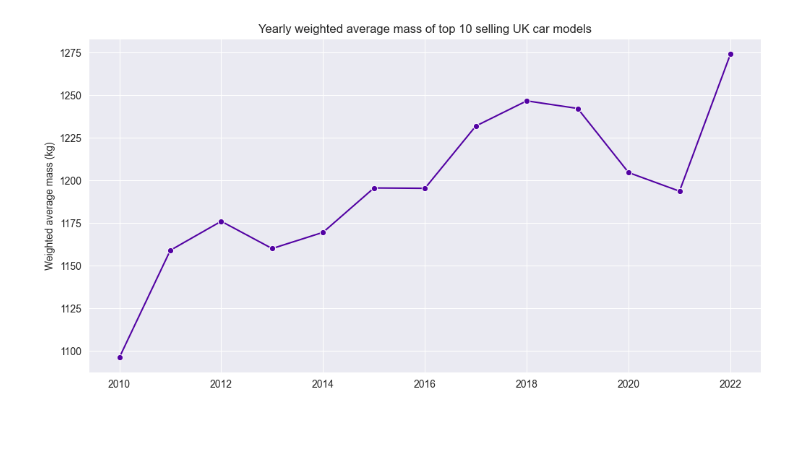
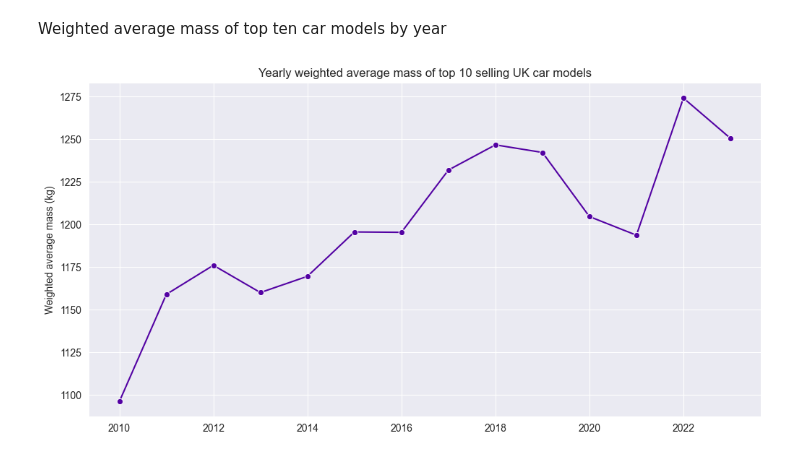
Before and after one commit to stepons/PostWorkings, a Jupyter notebook: SUVs and emissions/SUVs_and_emissions.ipynb, the cells around one changed output. Drawn from its saved outputs; the diff is of its cells as text; code cells hidden in the pictures; blank space fills up the shorter version.

```diff
--- a/SUVs and emissions/SUVs_and_emissions.ipynb
+++ b/SUVs and emissions/SUVs_and_emissions.ipynb
@@ -7,48 +177,37 @@ sns.set_palette("plasma")
 # %%
-# Yearly average mass of top ten car models
 
-# Load the car model and weight information from Sheet 2
 weight_df = pd.read_excel('Car_stats.xlsx', sheet_name='Car weight and CO2')
 weight_df['Model']=weight_df['Model'].astype(str)
 
-# Create a dictionary that maps (Model, Year) to Weight
+#Create a dictionary that maps (Model, Year) to Weight
 car_weights = {(model, year): weight for model, year, weight in zip(weight_df['Model'], weight_df['Year'], weight_df['Weight kg'])}
 
-# Load the sales data from Sheet 1
-sales_df = pd.read_excel('Car_stats.xlsx', sheet_name='Top 10 sold')
+sales_df = pd.read_csv('sales_data.csv')
 
-# Initialize a dictionary to store the results
 yearly_average_weights = {}
 
-# Iterate through the year columns
-for year in range(2010, 2023):
+for year in range(2010, 2024):
     total_weight = 0
     total_cars = 0
 
-    # Iterate through the rows
     for index, row in sales_df.iterrows():
         model = row['Model']
 
-        # Check if the year column has a non-null value
-        if not pd.isna(row[year]):
-            # Get the weight using both model and year
-            weight = car_weights.get((model, year), 0)
+        #Check if the year column has a non-null value
+        if not pd.isna(row[str(year)]):
+            weight = car_weights.get((model, year))
             total_weight += weight
             total_cars += 1
 
-    # Calculate the average weight for the year
     if total_cars > 0:
         average_weight = total_weight / total_cars
         yearly_average_weights[year] = average_weight
 
 
-
-# Create a DataFrame from the dictionary for plotting
+#Create a DataFrame from the dictionary for plotting
 average_weight_df = pd.DataFrame(list(yearly_average_weights.items()), columns=['Year', 'Average Weight'])
 
-# Plot the data
 plt.figure(figsize=(12, 6))
-
 sns.lineplot(data=average_weight_df, x='Year', y='Average Weight', marker='o')
 plt.title('Yearly average mass of top 10 selling UK car models')
 plt.xlabel('')
@@ -60,42 +219,37 @@ plt.show()
+# %% [markdown]
+Weighted average mass of top ten car models by year
 # %%
-# Weighted average car mass by year
 
-
-# Initialize a dictionary to store the results
 yearly_weighted_averages = {}
 
-# Iterate through the year columns
-for year in range(2010, 2023):
+for year in range(2010, 2024):
     total_weighted_sum = 0
     total_cars_sold = 0
 
-    # Iterate through the rows
     for index, row in sales_df.iterrows():
         model = row['Model']
 
-        # Check if the year column has a non-null value
-        if not pd.isna(row[year]):
-            # Get the weight using both model and year
+        #Check if the year column has a non-null value
+        if not pd.isna(row[str(year)]):
             weight = car_weights.get((model, year), 0)
-            cars_sold = row[year]  # Number of cars sold for this model in this year
+            cars_sold = row[str(year)]
             total_weighted_sum += weight * cars_sold
             total_cars_sold += cars_sold
 
-    # Calculate the weighted average weight for the year
+    #Calculate the weighted average weight for the year
     if total_cars_sold > 0:
         weighted_average_weight = total_weighted_sum / total_cars_sold
         yearly_weighted_averages[year] = weighted_average_weight
 
-# Create a DataFrame from the dictionary for plotting
+#Create a DataFrame from the dictionary for plotting
 weighted_average_df = pd.DataFrame(list(yearly_weighted_averages.items()), columns=['Year', 'Weighted Average Weight'])
 
-# Plot the data
 plt.figure(figsize=(12, 6))
 sns.lineplot(data=weighted_average_df, x='Year', y='Weighted Average Weight', marker='o')
 plt.title('Yearly weighted average mass of top 10 selling UK car models')
 plt.xlabel('')
 plt.ylabel('Weighted average mass (kg)')
 plt.grid(True)
 plt.show()
 # %% [output]
-[figure, old version]
+[figure, new version]
```
Also changed, not shown: parts of 26 cells of this notebook, 4 other files.
